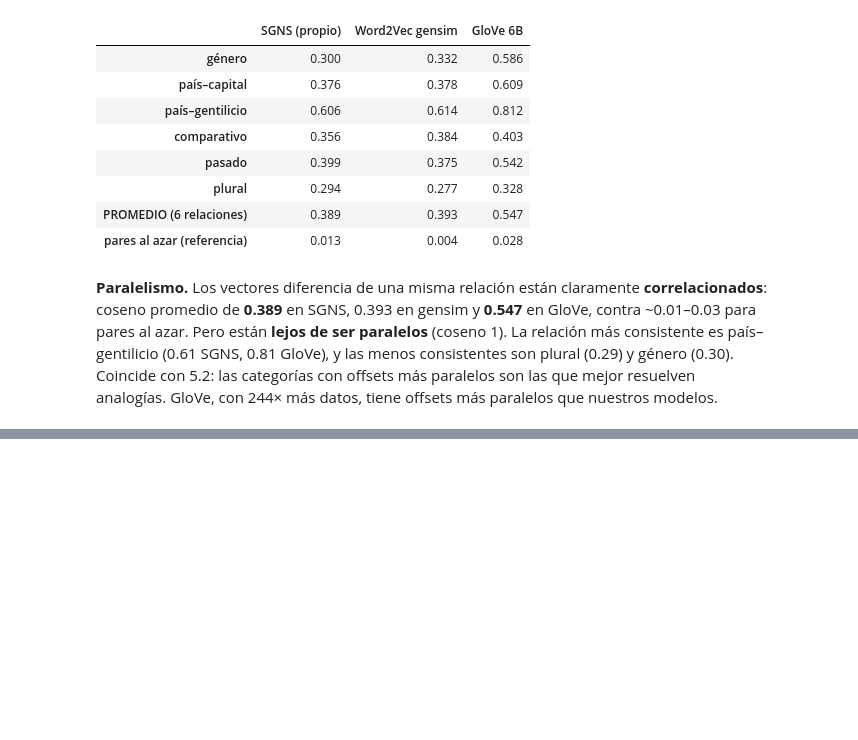
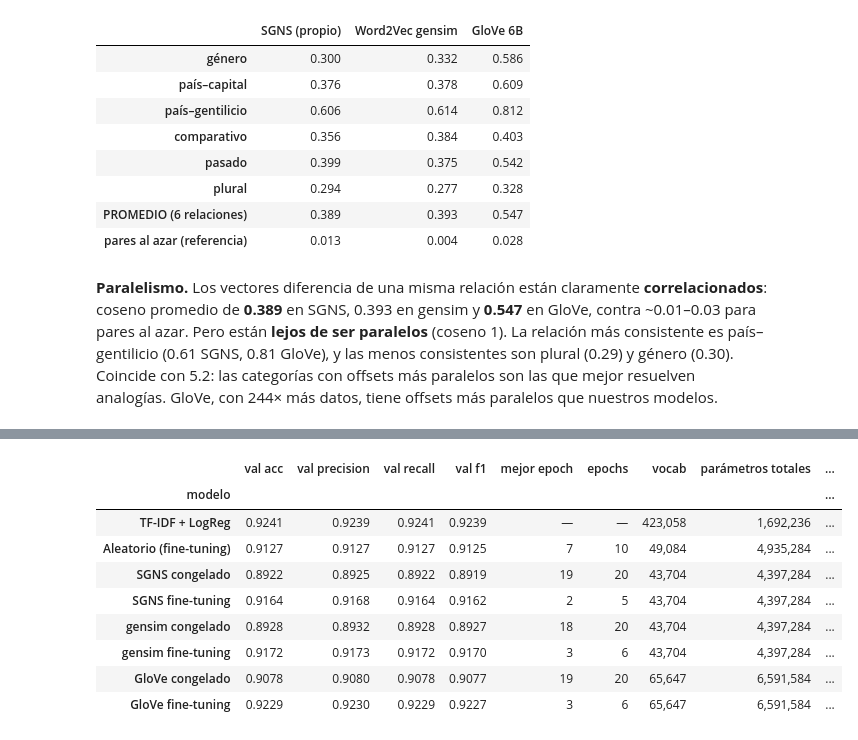
Before and after one commit to FerAHMz/lab7-dl, a Jupyter notebook: notebooks/Laboratorio7_NLP_Embeddings.ipynb, the cells around one changed output, grey strips where cells are left out. Drawn from its saved outputs; the diff is of its cells as text; code cells hidden in the pictures; blank space fills up the shorter version.

```diff
--- a/notebooks/Laboratorio7_NLP_Embeddings.ipynb
+++ b/notebooks/Laboratorio7_NLP_Embeddings.ipynb
@@ -986,0 +1033,29 @@ display(par.style.format("{:.3f}").background_gradient(cmap="Greens", vmin=0, vm
+# %%
+CLS = {}
+CLS["TF-IDF + LogReg"] = K.tfidf_baseline(data)
+CLS["Aleatorio (fine-tuning)"] = K.train_classifier(data, "random", dim=100)
+for m, kv in EMB.items():
+    CLS[f"{m} congelado"] = K.train_classifier(data, "pretrained", kv=kv, freeze=True)
+    CLS[f"{m} fine-tuning"] = K.train_classifier(data, "pretrained", kv=kv, freeze=False)
+
+def cls_row(name, r):
+    return {"modelo": name, **{f"val {k}": v for k, v in r["best"].items() if k != "epoch"},
+            "mejor epoch": r["best"].get("epoch", "—"), "epochs": len(r.get("history", [])) or "—",
+            "vocab": r["vocab"], "parámetros totales": r["params_total"], "entrenables": r["params_trainable"],
+            "tiempo (s)": r["train_time_s"]}
+cls_tab = pd.DataFrame([cls_row(n, r) for n, r in CLS.items()]).set_index("modelo")
+cls_tab.to_csv(C.RESULTS_DIR / "clasificacion_validacion.csv")
+display(cls_tab.style.format({"val acc": "{:.4f}", "val precision": "{:.4f}", "val recall": "{:.4f}", "val f1": "{:.4f}",
+        "vocab": "{:,}", "parámetros totales": "{:,}", "entrenables": "{:,}", "tiempo (s)": "{:.1f}"})
+        .background_gradient(subset=["val f1"], cmap="Greens"))
+# %% [output]
+|  | val acc | val precision | val recall | val f1 | mejor epoch | epochs | vocab | parámetros totales | ... |
+| modelo |  |  |  |  |  |  |  |  | ... |
+| TF-IDF + LogReg | 0.9241 | 0.9239 | 0.9241 | 0.9239 | — | — | 423,058 | 1,692,236 | ... |
+| Aleatorio (fine-tuning) | 0.9127 | 0.9127 | 0.9127 | 0.9125 | 7 | 10 | 49,084 | 4,935,284 | ... |
+| SGNS congelado | 0.8922 | 0.8925 | 0.8922 | 0.8919 | 19 | 20 | 43,704 | 4,397,284 | ... |
+| SGNS fine-tuning | 0.9164 | 0.9168 | 0.9164 | 0.9162 | 2 | 5 | 43,704 | 4,397,284 | ... |
+| gensim congelado | 0.8928 | 0.8932 | 0.8928 | 0.8927 | 18 | 20 | 43,704 | 4,397,284 | ... |
+| gensim fine-tuning | 0.9172 | 0.9173 | 0.9172 | 0.9170 | 3 | 6 | 43,704 | 4,397,284 | ... |
+| GloVe congelado | 0.9078 | 0.9080 | 0.9078 | 0.9077 | 19 | 20 | 65,647 | 6,591,584 | ... |
+| GloVe fine-tuning | 0.9229 | 0.9230 | 0.9229 | 0.9227 | 3 | 6 | 65,647 | 6,591,584 | ... |
```
Also changed, not shown: parts of 15 cells of this notebook, 6 other files.
